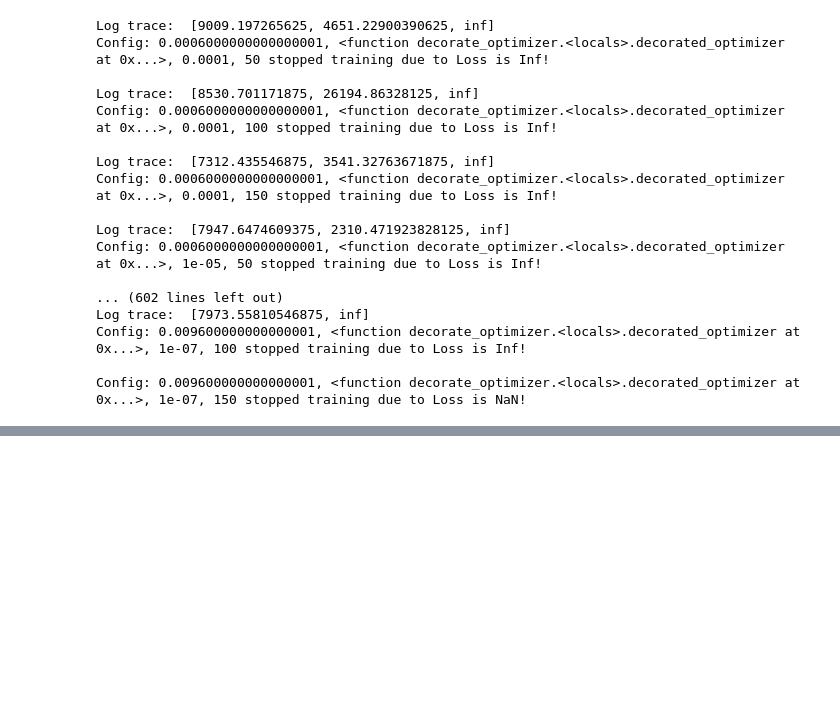
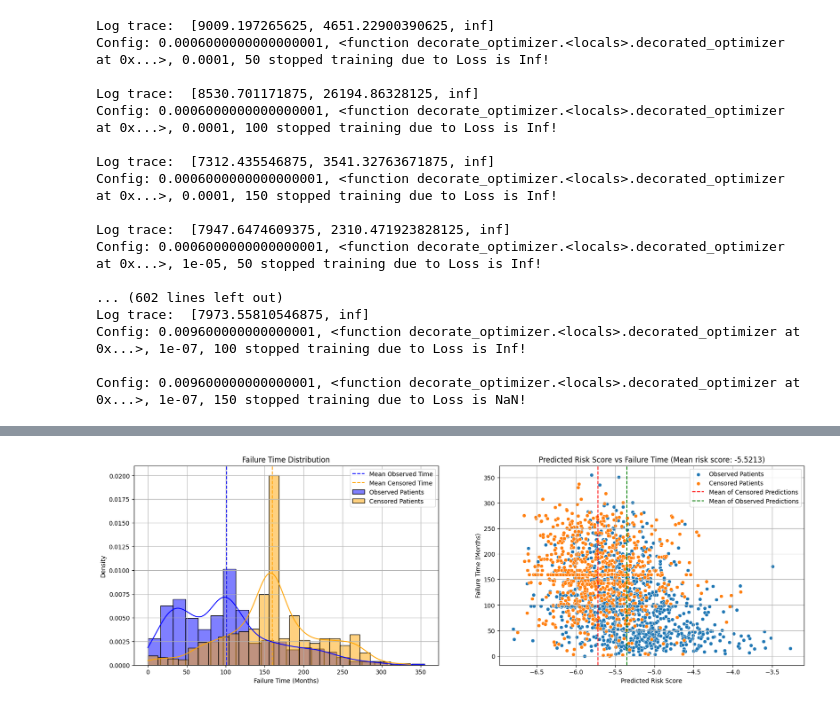
Before and after one commit to Riezmann75/survival-analysis, a Jupyter notebook: metabric_eda.ipynb, the cells around one changed output, grey strips where cells are left out. Drawn from its saved outputs; the diff is of its cells as text; code cells hidden in the pictures; blank space fills up the shorter version.

```diff
--- a/metabric_eda.ipynb
+++ b/metabric_eda.ipynb
@@ -1015,0 +1074,19 @@ with open(log_path, "r") as f:
+# %%
+local_estimated_s = []
+train_loader = DataLoader(train_dataset, batch_size=len(train_dataset))
+model.eval()
+
+global_num_observed = 0
+global_time_summation = 0
+for feature, label in train_loader:
+    observed = label[:, 0] * label[:, 1]
+    local_num_observed = torch.sum(label[:, 1])
+    global_num_observed += local_num_observed
+    global_time_summation += torch.sum(label[:, 0])
+    result = torch.log(local_num_observed / torch.sum(label[:, 0]))
+    local_estimated_s.append(result.item())
+
+average = np.average(local_estimated_s)
+print("Average of local estimated s: ", average)
+global_result = torch.log(global_num_observed / global_time_summation)
+print("Global estimated s: ", global_result.item())
@@ -1015,0 +1096,75 @@ with open(log_path, "r") as f:
+# %%
+preds = None
+model.eval()
+for feature, label in train_loader:
+    preds = model(feature)
+
+fig, axes = plt.subplots(figsize=(20, 6), ncols=2, nrows=1)
+observed_patients = preds[label[:, 1] == 1]
+censored_patients = preds[label[:, 1] == 0]
+mean_censored_time = label[label[:, 1] == 0][:, 0].mean().item()
+mean_observed_time = label[label[:, 1] == 1][:, 0].mean().item()
+print("Mean censored time: ", mean_censored_time)
+print("Mean observed time: ", mean_observed_time)
+# plot time for observed patients vs. censored patients
+sns.histplot(
+    label[label[:, 1] == 1][:, 0].numpy(),
+    color="blue",
+    kde=True,
+    stat="density",
+    label="Observed Patients",
+    ax=axes[0],
+)
+sns.histplot(
+    label[label[:, 1] == 0][:, 0].numpy(),
+    color="orange",
+    kde=True,
+    stat="density",
+    label="Censored Patients",
+    ax=axes[0],
+)
+axes[0].axvline(
+    mean_observed_time, color="blue", linestyle="--", label="Mean Observed Time"
+)
+axes[0].axvline(
+    mean_censored_time, color="orange", linestyle="--", label="Mean Censored Time"
+)
+axes[0].set_xlabel("Failure Time (Months)")
+axes[0].set_ylabel("Density")
+axes[0].set_title("Failure Time Distribution")
+axes[0].grid()
+axes[0].legend()
+
+# plot scatter of observed patients vs censored patients
+sns.scatterplot(
+    x=observed_patients.detach().numpy(),
+    y=label[label[:, 1] == 1][:, 0].numpy(),
+    label="Observed Patients",
+    ax=axes[1],
+)
+sns.scatterplot(
+    x=censored_patients.detach().numpy(),
+    y=label[label[:, 1] == 0][:, 0].numpy(),
+    label="Censored Patients",
+    ax=axes[1],
+)
+axes[1].axvline(
+    preds[label[:, 1] == 0].mean().item(),
+    color="red",
+    linestyle="--",
+    label="Mean of Censored Predictions",
+)
+axes[1].axvline(
+    preds[label[:, 1] == 1].mean().item(),
+    color="green",
+    linestyle="--",
+    label="Mean of Observed Predictions",
+)
+axes[1].set_xlabel("Predicted Risk Score")
+axes[1].set_ylabel("Failure Time (Months)")
+axes[1].set_title(f"Predicted Risk Score vs Failure Time (Mean risk score: {preds.mean().item():.4f})")
+axes[1].grid()
+axes[1].legend()
+
+plt.show()
+# %% [output]
@@ -1015,0 +1173 @@ with open(log_path, "r") as f:
+[figure, added]
```
Also changed, not shown: parts of 34 cells of this notebook, 1 other file.
